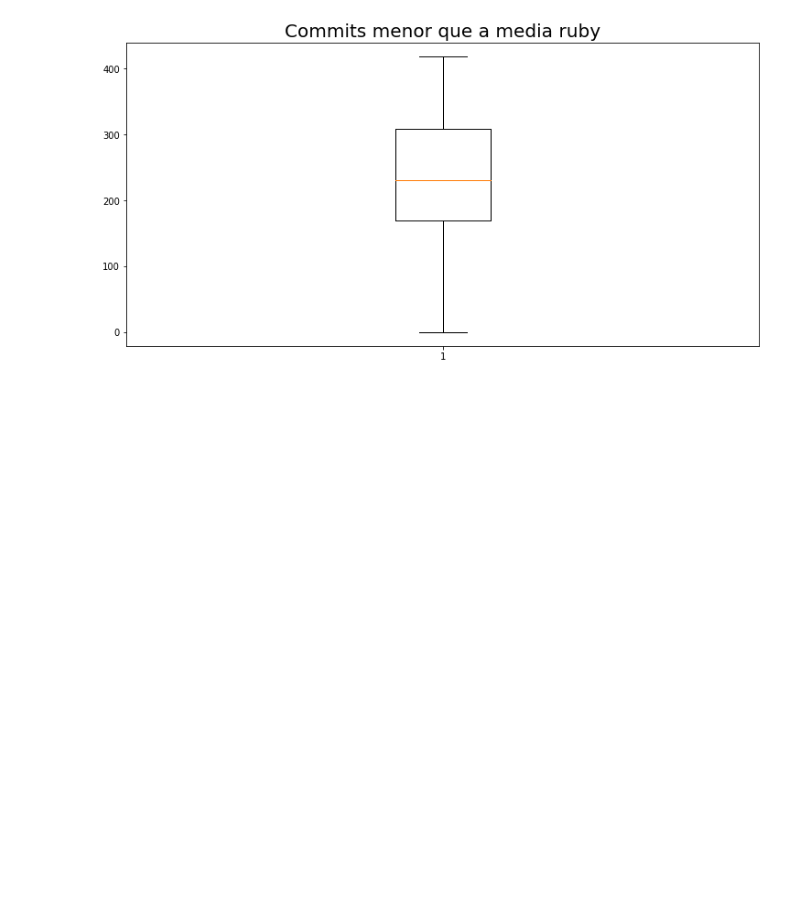
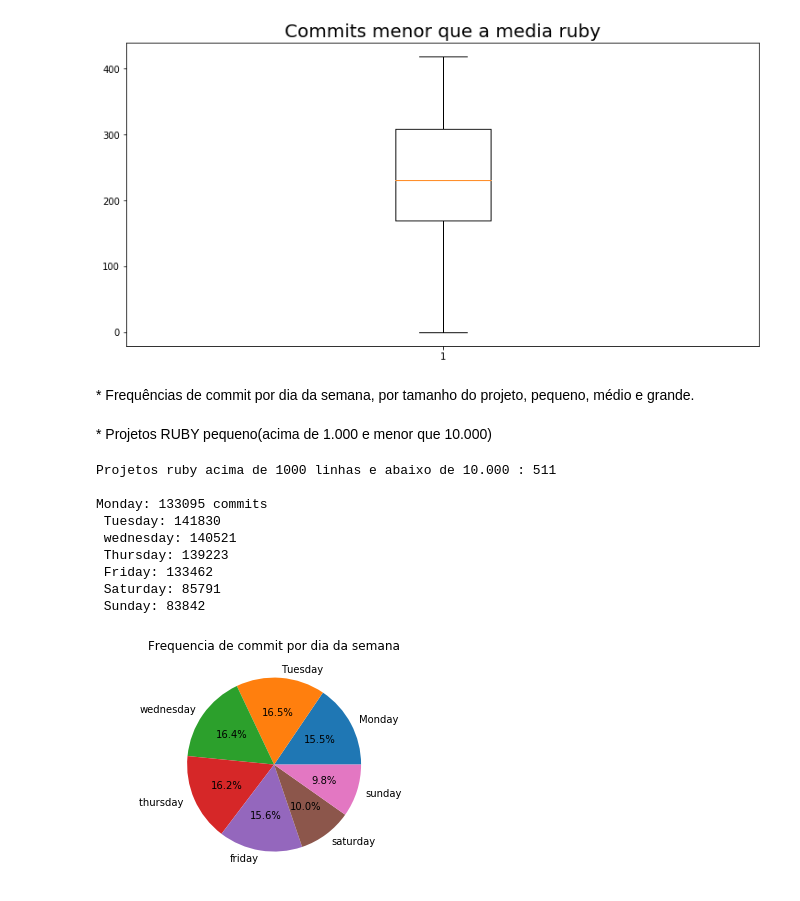
Before and after one commit to wagnernegrao/ci-analysis, a Jupyter notebook: ci_analysis.ipynb, the cells around one changed output. Drawn from its saved outputs; the diff is of its cells as text; code cells hidden in the pictures; blank space fills up the shorter version.

```diff
--- a/ci_analysis.ipynb
+++ b/ci_analysis.ipynb
@@ -190,8 +190,8 @@ def size_project(language, sett):
         print("Projetos {} acima de 100.000 linhas: {}".format(language,len(dff4.gh_project_name)))
         return(df4)
 # %%
-def weekday_frequency(dataframe, year):
-    dataframe = dataframe.loc[dataset.gh_pushed_at.dt.year == year]
+def weekday_frequency(dataframe): #year
+    #dataframe = dataframe.loc[dataset.gh_pushed_at.dt.year == year]
 
     dataframe = dataframe.gh_pushed_at.dt.weekday
 
@@ -219,6 +219,7 @@ def weekday_frequency(dataframe, year):
         elif(date == 6):
             sunday.append(date)
 
-    print("ANO: {} \n\nMonday: {} commits \n Tuesday: {} \n wednesday: {} \n Thursday: {} \n Friday: {} \n Saturday: {}\n Sunday: {}".format(2012, len(monday), len(tuesday), len(wednesday), len(thursday), len(friday), len(saturday), len(sunday)))
+    #print("ANO: {} \n\nMonday: {} commits \n Tuesday: {} \n wednesday: {} \n Thursday: {} \n Friday: {} \n Saturday: {}\n Sunday: {}".format(year, len(monday), len(tuesday), len(wednesday), len(thursday), len(friday), len(saturday), len(sunday)))
+    print("\nMonday: {} commits \n Tuesday: {} \n wednesday: {} \n Thursday: {} \n Friday: {} \n Saturday: {}\n Sunday: {}".format(len(monday), len(tuesday), len(wednesday), len(thursday), len(friday), len(saturday), len(sunday)))
 
     return(monday, tuesday, wednesday, thursday, friday, saturday, sunday)
@@ -225,5 +277,5 @@ def weekday_frequency(dataframe, year):
 # %%
-def plot_graphic(year, monday, tuesday, wednesday, thursday, friday, saturday, sunday):
+def plot_graphic(monday, tuesday, wednesday, thursday, friday, saturday, sunday): #year
 
     x_list= [len(monday), len(tuesday), len(wednesday), len(thursday), len(friday), len(saturday), len(sunday)]
     labels_list = ['Monday', 'Tuesday','wednesday','thursday ','friday','saturday','sunday']
@@ -231,5 +283,6 @@ def plot_graphic(year, monday, tuesday, wednesday, thursday, friday, saturday, s
     plt.axis('equal')
 
     plt.pie(x_list, labels = labels_list, autopct='%1.1f%%')
-    plt.title("Frequencia de commit por dia da semana - ANO {}".format(year))
+    #plt.title("Frequencia de commit por dia da semana - ANO {}".format(year))
+    plt.title("Frequencia de commit por dia da semana")
     plt.show()
@@ -396,3 +396,26 @@ min      0.000000
 75%    309.000000
 max    419.000000
 [figure]
+# %% [markdown]
+<font size = 4/>
+* Frequências de commit por dia da semana, por tamanho do projeto, pequeno, médio e grande.
+# %% [markdown]
+<font size = 4/>
+* Projetos RUBY pequeno(acima de 1.000 e menor que 10.000)
+# %%
+# Anos: 2012, 2013, 2014, 2015 e 2016
+
+dataframe = size_project('ruby', 2)
+monday, tuesday, wednesday, thursday, friday, saturday, sunday = weekday_frequency(dataframe)
+plot_graphic(monday, tuesday, wednesday, thursday, friday, saturday, sunday)
+# %% [output]
+Projetos ruby acima de 1000 linhas e abaixo de 10.000 : 511
+
+Monday: 133095 commits
+ Tuesday: 141830
+ wednesday: 140521
+ Thursday: 139223
+ Friday: 133462
+ Saturday: 85791
+ Sunday: 83842
+[figure, added]
```
Also changed, not shown: parts of 14 cells of this notebook.
